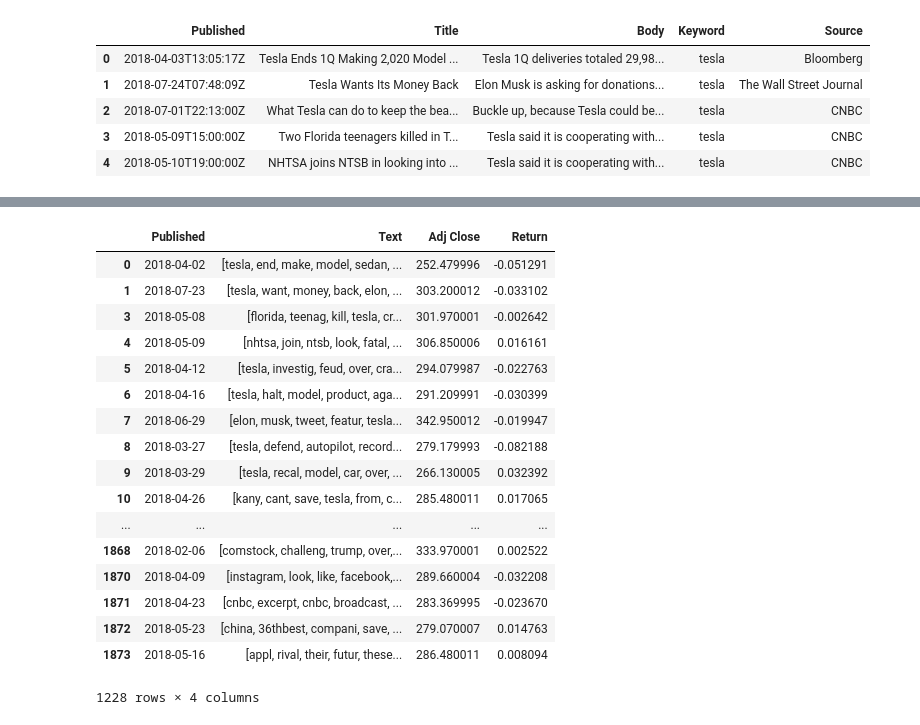
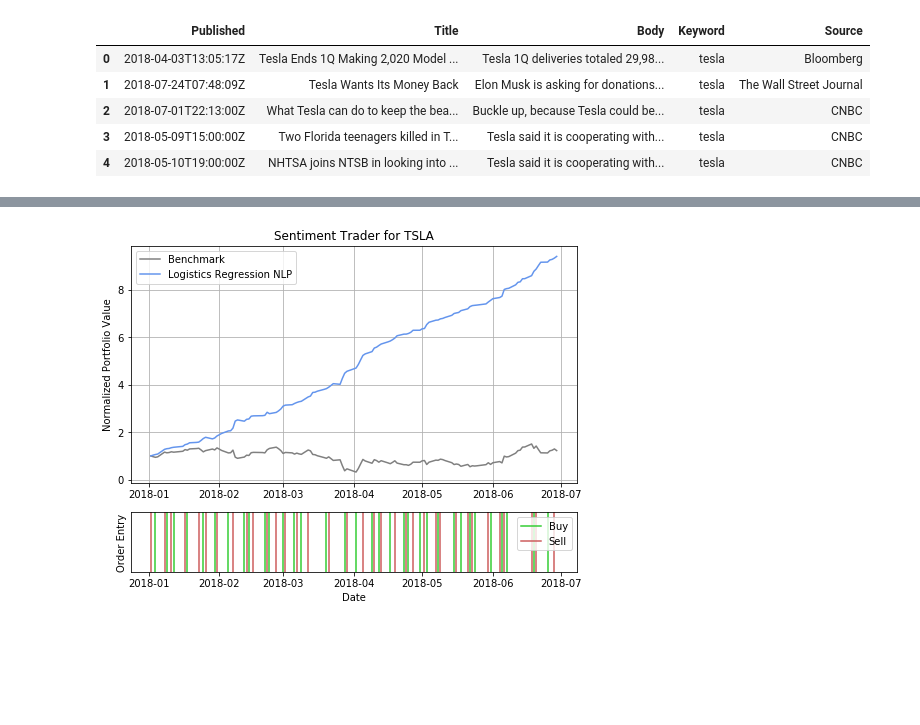
Before and after one commit to jameschanx/Sentiment_Stock_Trader-NLP, a Jupyter notebook: Sentiment Trader.ipynb, the cells around one changed output, grey strips where cells are left out. Cells and saved outputs as stored; diff of their text form; code cells hidden in the pictures; blank space fills up the shorter version.

```diff
--- a/Sentiment Trader.ipynb
+++ b/Sentiment Trader.ipynb
@@ -356,7 +358,7 @@ def generate_trades(df, ticker):
     trades[:] = 0
     curr_date = sd
     votes = []
-    for date, text in zip(df_training_data['Published'], df_training_data['Text']):
+    for date, text in zip(df['Published'], df['Text']):
         if date != curr_date:
             trades.loc[curr_date] = mode(votes)[0][0]
             votes = []
@@ -364,8 +366,8 @@ def generate_trades(df, ticker):
         text_vector = to_one_hot(text)
         prediction = model.predict_classes(text_vector.T)
         votes.append(prediction[0][0])
-    trades = tut.predictions_to_trades(ticker, trades.values, start_date, end_date, 1, 0)
+    trades = tut.predictions_to_trades(ticker, trades.values, sd, ed, 1, 0)
     return trades
 # %%
-generate_trades(df_training_data, 'TSLA')
+in_trades = generate_trades(df_training_data, 'TSLA')
 # %% [output]
@@ -390,25 +375,8 @@ generate_trades(df_training_data, 'TSLA')
 # %%
 starting_cash = 100000
 holding_limit = 1000
-btr = BackTester(starting_cash, holding_limit)
+btr = tut.BackTester(starting_cash, holding_limit)
-# %%
-df_merged
-# %% [output]
-|  | Published | Text | Adj Close | Return |
-| 0 | 2018-04-02 | [tesla, end, make, model, sedan, ... | 252.479996 | -0.051291 |
-| 1 | 2018-07-23 | [tesla, want, money, back, elon, ... | 303.200012 | -0.033102 |
-| 3 | 2018-05-08 | [florida, teenag, kill, tesla, cr... | 301.970001 | -0.002642 |
-| 4 | 2018-05-09 | [nhtsa, join, ntsb, look, fatal, ... | 306.850006 | 0.016161 |
-| 5 | 2018-04-12 | [tesla, investig, feud, over, cra... | 294.079987 | -0.022763 |
-| 6 | 2018-04-16 | [tesla, halt, model, product, aga... | 291.209991 | -0.030399 |
-| 7 | 2018-06-29 | [elon, musk, tweet, featur, tesla... | 342.950012 | -0.019947 |
-| 8 | 2018-03-27 | [tesla, defend, autopilot, record... | 279.179993 | -0.082188 |
-| 9 | 2018-03-29 | [tesla, recal, model, car, over, ... | 266.130005 | 0.032392 |
-| 10 | 2018-04-26 | [kany, cant, save, tesla, from, c... | 285.480011 | 0.017065 |
-| ... | ... | ... | ... | ... |
-| 1868 | 2018-02-06 | [comstock, challeng, trump, over,... | 333.970001 | 0.002522 |
-| 1870 | 2018-04-09 | [instagram, look, like, facebook,... | 289.660004 | -0.032208 |
-| 1871 | 2018-04-23 | [cnbc, excerpt, cnbc, broadcast, ... | 283.369995 | -0.023670 |
-| 1872 | 2018-05-23 | [china, 36thbest, compani, save, ... | 279.070007 | 0.014763 |
-| 1873 | 2018-05-16 | [appl, rival, their, futur, these... | 286.480011 | 0.008094 |
-1228 rows × 4 columns
+# %%
+btr.backtest(in_trades, 'Sentiment Trader for TSLA', 'Logistics Regression NLP')
+# %% [output]
+[figure, added]
```
Also changed, not shown: parts of 16 cells of this notebook, 1 other file.
